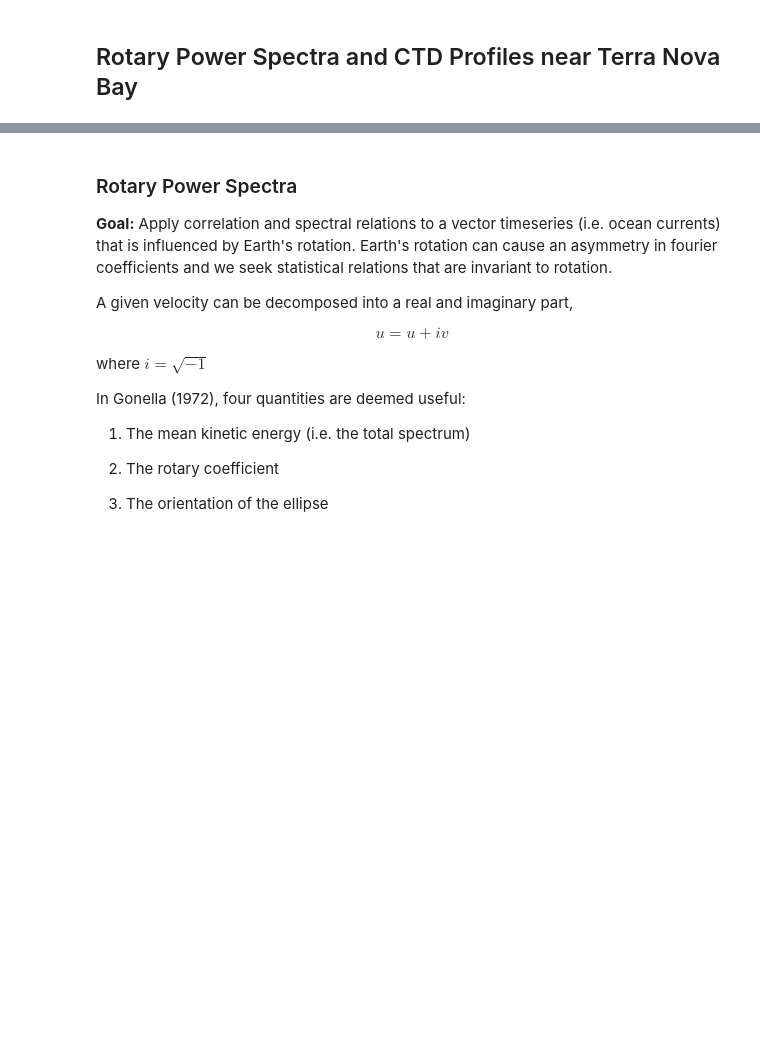
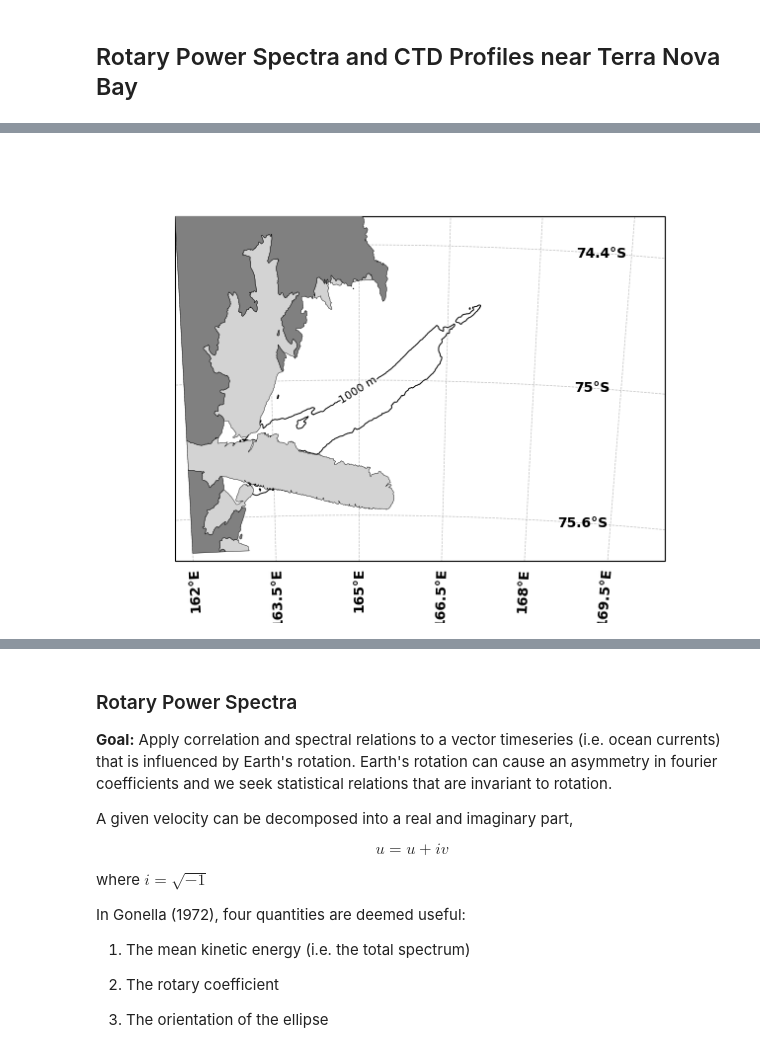
Before and after one commit to MackenzieBlanusa/TNB_tools, a Jupyter notebook: MastersThesis/rotaryspectra_ctd.ipynb, the cells around one changed output, grey strips where cells are left out. Cells and saved outputs as stored; diff of their text form; code cells hidden in the pictures; blank space fills up the shorter version.

```diff
--- a/MastersThesis/rotaryspectra_ctd.ipynb
+++ b/MastersThesis/rotaryspectra_ctd.ipynb
@@ -2,0 +18,2 @@
+# %%
+bath = xr.open_dataset('/Users/mackenzie/Documents/Research/PhD/TNB_Research/data/gebco_2024_n-66.2651_s-87.7985_w159.418_e213.2403.nc')
@@ -2,0 +45,9 @@
+# %%
+gdf = gpd.read_file("/Users/mackenzie/Documents/Research/PhD/TNB_Research/data/add_coastline_high_res_polygon_v7.2/add_coastline_high_res_polygon_v7.2.shp")
+# %%
+# make sure it is in lon/lat
+if gdf.crs is not None:
+    gdf = gdf.to_crs("EPSG:4326")
+
+ice = gdf[gdf["surface"].isin(["ice shelf", "ice tongue"])]
+land = gdf[gdf["surface"].isin(["land"])]
@@ -2,0 +70,71 @@
+# %%
+from shapely.geometry import box
+
+region = box(162, -75.75, 170, -74.25)
+ice_clip = ice.clip(region)
+land_clip = land.clip(region)
+# %%
+# starting from scratch... this is so fucking annoying
+
+# step 1: set lat/lon extent
+# --- Define your region ---
+lon_min, lon_max = 150, 180
+lat_min, lat_max = -80, -70
+
+# step 2:
+proj = ccrs.SouthPolarStereo(central_longitude=165)
+
+fig, ax = plt.subplots(subplot_kw={"projection": proj})
+
+ax.set_extent([162, 170, -75.75, -74.25], crs=ccrs.PlateCarree())
+
+gl = ax.gridlines(
+    crs=ccrs.PlateCarree(),
+    draw_labels=True,
+    linewidth=0.5,
+    color='gray',
+    alpha=0.5,
+    linestyle='--'
+)
+
+gl.top_labels = False
+gl.right_labels = False
+gl.xlabel_style = {'size': 10, 'weight': 'bold'}
+gl.ylabel_style = {'size': 10, 'weight': 'bold'}
+
+# set latitude tick marks
+gl.ylocator = plt.FixedLocator([-75.6,-75, -74.4])
+depth = -bath.sel(lat=slice(lat_min,lat_max),lon=slice(lon_min,lon_max))['elevation']
+
+levels = [1000]
+
+contours = ax.contour(
+    depth['lon'],
+    depth['lat'],
+    depth,
+    levels=levels,
+    colors='black',
+    linewidths=0.7,
+    transform=ccrs.PlateCarree(),
+    zorder=2
+)
+ax.clabel(contours, fmt='%d m', fontsize=8, inline=True, inline_spacing=1)
+
+ax.add_geometries(
+    ice_clip.geometry,
+    crs=ccrs.PlateCarree(),
+    facecolor='lightgrey',
+    edgecolor='k',
+    linewidth=0.3,
+    zorder=3
+)
+
+ax.add_geometries(
+    land_clip.geometry,
+    crs=ccrs.PlateCarree(),
+    facecolor='grey',
+    edgecolor='k',
+    linewidth=0.3,
+    zorder=3
+)
+# %% [output]
@@ -2,0 +142 @@
+[figure, added]
```
Also changed, not shown: parts of 43 cells of this notebook.
